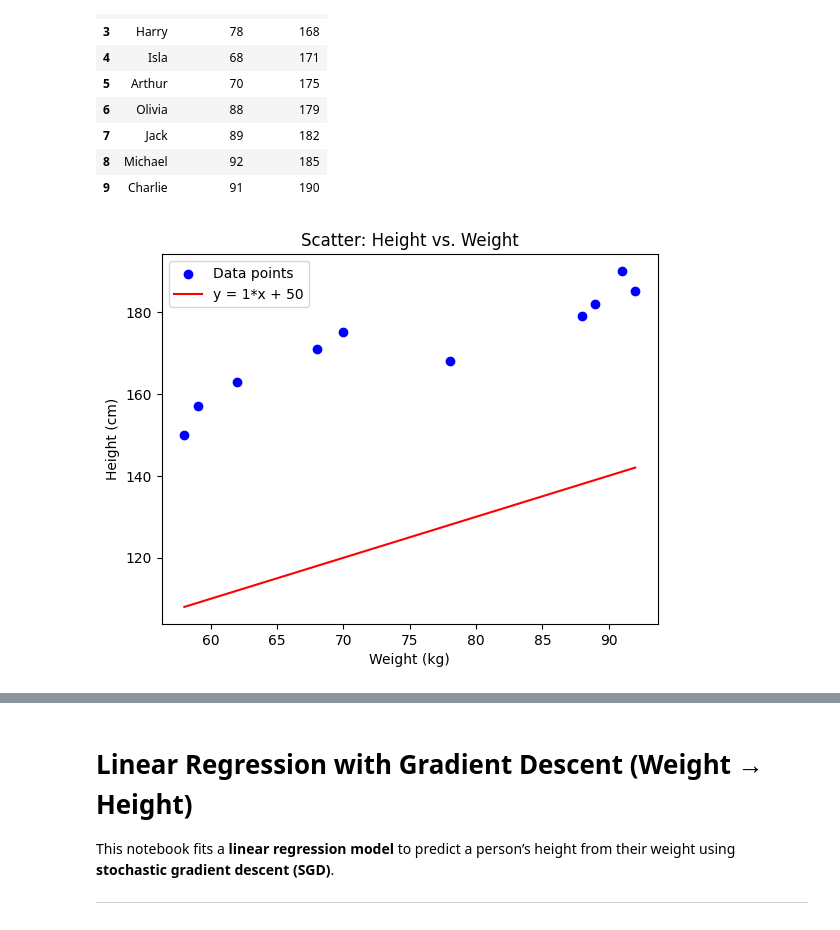
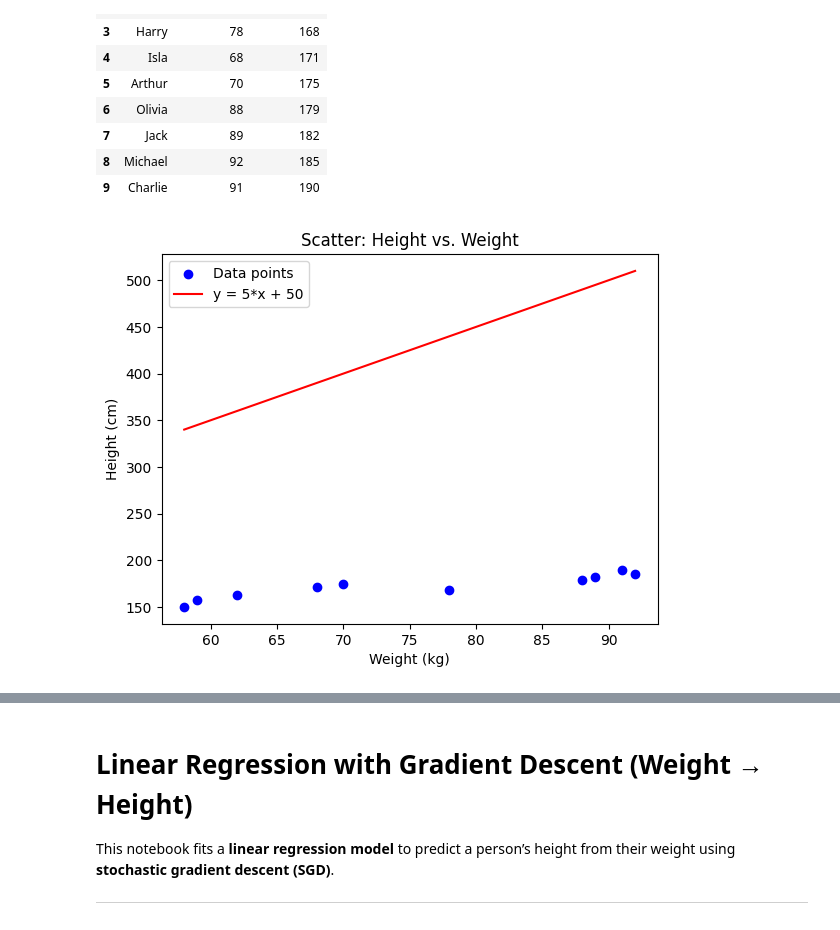
Before and after one commit to Saukkoriipi/math-for-ai, a Jupyter notebook: notebook/height_prediction_demo.ipynb, the cells around one changed output, grey strips where cells are left out. Drawn from its saved outputs; the diff is of its cells as text; code cells hidden in the pictures.

```diff
--- a/notebook/height_prediction_demo.ipynb
+++ b/notebook/height_prediction_demo.ipynb
@@ -87,30 +87,30 @@ df
 # %%
 def plot_points_and_line(x_values, y_values, line_expr=None):
     """
     Plot (x, y) data points and optionally a line expression.
     """
     x_values = np.array(x_values).ravel()
     y_values = np.array(y_values).ravel()
 
     # Plot the raw data points
     plt.scatter(x_values, y_values, color="blue", label="Data points")
 
     # Plot the optional line expression
     if line_expr:
         x_fit = np.linspace(min(x_values), max(x_values), 200)
         y_fit = eval(line_expr, {"x": x_fit, "np": np})
         plt.plot(x_fit, y_fit, color="red", label=f"y = {line_expr}")
 
     plt.xlabel("Weight (kg)")
     plt.ylabel("Height (cm)")
     plt.title("Scatter: Height vs. Weight")
     plt.legend()
     plt.show()
 
 plot_points_and_line(
     x_values=df["weight_kg"].values,
     y_values=df["height_cm"].values,
-    line_expr="1*x + 50"
+    line_expr="5*x + 50"
 )
 # %% [output]
-[figure, old version]
+[figure, new version]
```
Also changed, not shown: parts of 5 cells of this notebook.
